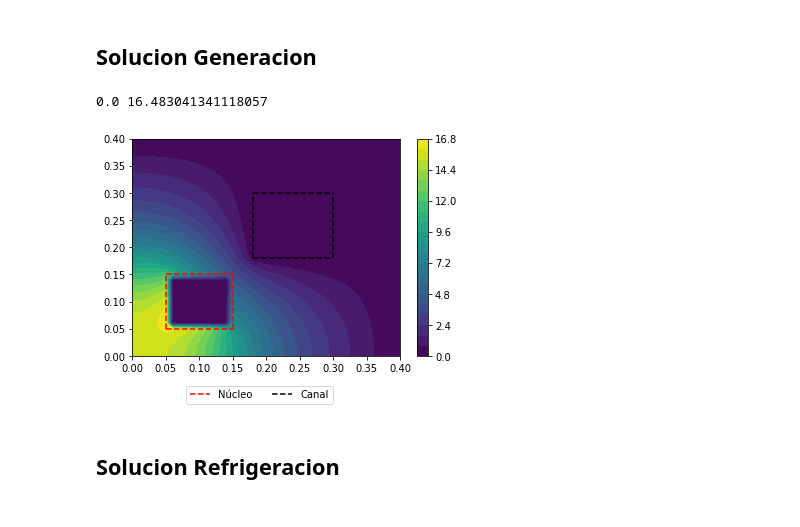
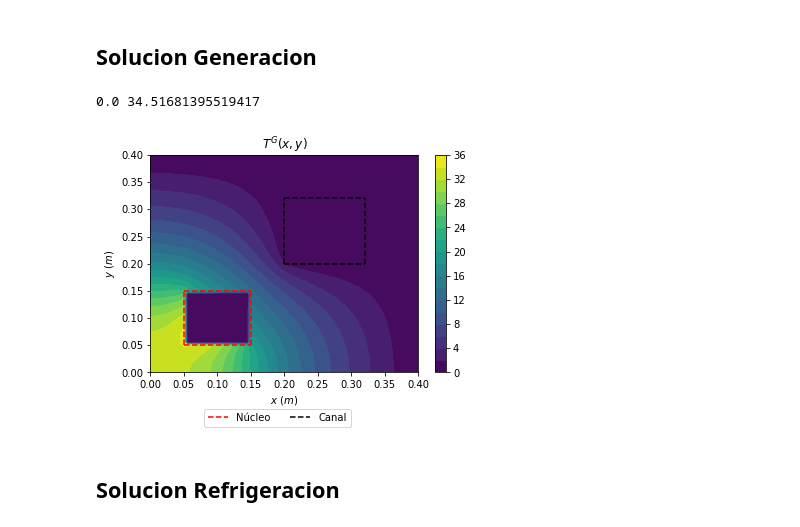
Before and after one commit to nicomn97/ProyectoFinalTC, a Jupyter notebook: ProyFinalTC.ipynb, the cells around one changed output. Cells and saved outputs as stored; diff of their text form; code cells hidden in the pictures.

```diff
--- a/ProyFinalTC.ipynb
+++ b/ProyFinalTC.ipynb
@@ -2,7 +2,7 @@
 import numpy as np
 import matplotlib.pyplot as plt
 # %%
-n=1
+n=2
 dl=np.around(0.01/n,decimals=5)
 x0=0.4
 y0=0.4
@@ -16,11 +16,11 @@ yy=np.around(yy,decimals=5)
 Mx=np.array([xx,yy])
 lpx=0.12
 lpy=0.12
-lcen=0.18
+lcen=0.2
 l0x=lcen
 l0y=lcen
-l1x=lcen+lpx
-l1y=lcen+lpy
+l1x=np.around(lcen+lpx,decimals=5)
+l1y=np.around(lcen+lpy,decimals=5)
 xe1=np.around(x0-dl,decimals=5)
 ye1=np.around(y0-dl,decimals=5)
 # %% [markdown]
@@ -38,7 +38,7 @@ geG[0,0]=6
 geG[ny-1,0]=7
 geG[0,nx-1]=8
 geG[ny-1,nx-1]=9
-geG[(xx>=l0x)&(xx<=l1x)&(yy>=l0y)&(yy<=l1y)]=10
+geG[(xx>l0x)&(xx<l1x)&(yy>l0y)&(yy<l1y)]=10
 geG[(xx>=0.05)&(xx<=0.15)&(yy==0.05)]=11
 geG[(xx>=0.05)&(xx<=0.15)&(yy==0.15)]=12
 geG[(yy>=0.05)&(yy<=0.15)&(xx==0.05)]=13
@@ -103,22 +103,25 @@ TG=np.linalg.solve(matG,VsolG)
 TmG = TG.reshape((ny, nx))
 print(np.min(TmG),np.max(TmG))
 # %% [output]
-0.0 16.483041341118057
+0.0 34.51681395519417
 # %%
 plt.contourf(xx, yy, TmG, 20)
+plt.title("$T^{G}(x,y)$")
+plt.xlabel("$x\ (m)$")
+plt.ylabel("$y\ (m)$")
 plt.plot([0.05,0.15],[0.05,0.05],"--",c="r")
 plt.plot([0.05,0.15],[0.15,0.15],"--",c="r")
 plt.plot([0.05,0.05],[0.05,0.15],"--",c="r")
 plt.plot([0.15,0.15],[0.05,0.15],"--",c="r",label="Núcleo")
 plt.plot([l0x,l0x],[l0y,l1y],"--",c="k")
 plt.plot([l0x,l1x],[l0y,l0y],"--",c="k")
 plt.plot([l0x,l1x],[l1y,l1y],"--",c="k")
 plt.plot([l1x,l1x],[l0y,l1y],"--",c="k",label="Canal")
-plt.legend(loc=(0.2,-0.22),ncol=2)
+plt.legend(loc=(0.2,-0.25),ncol=2)
 
 plt.colorbar();
 # %% [output]
-[figure, old version]
+[figure, new version]
 # %% [markdown]
 ## Solucion Refrigeracion
 # %%
```
Also changed, not shown: parts of 17 cells of this notebook.
